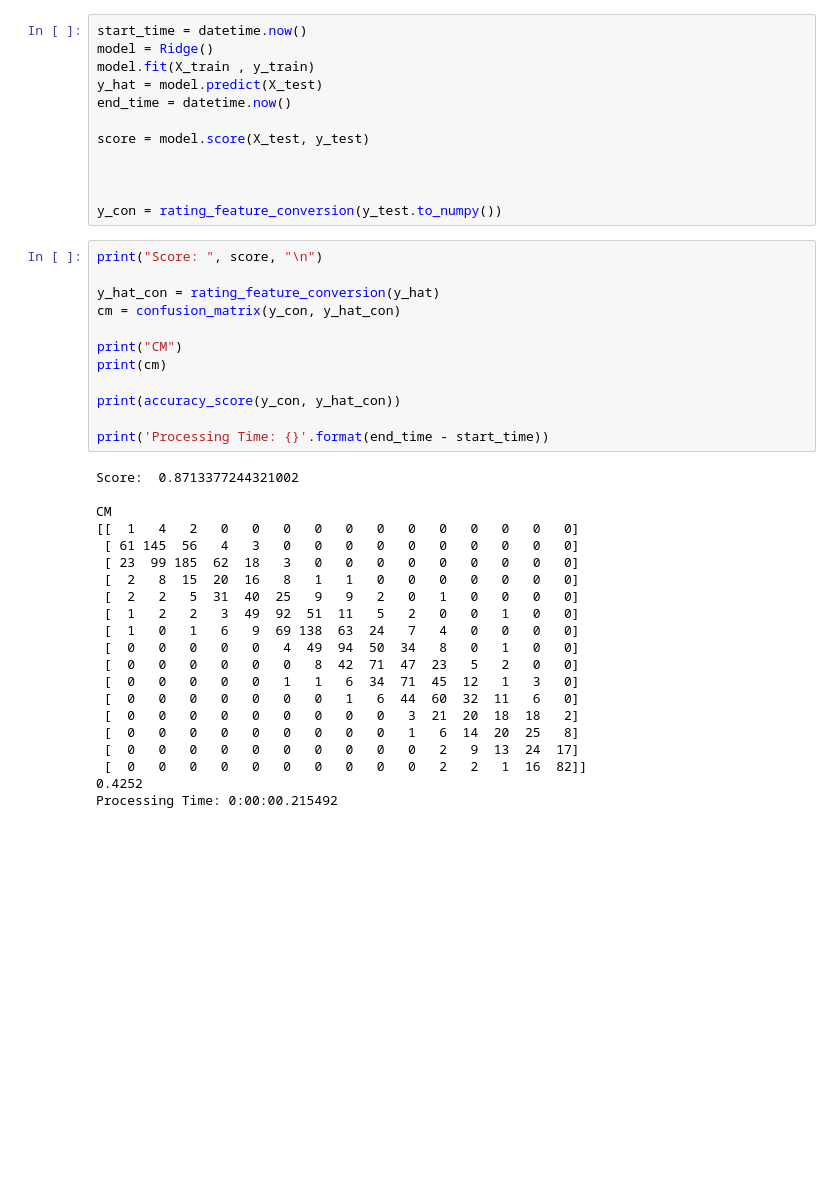
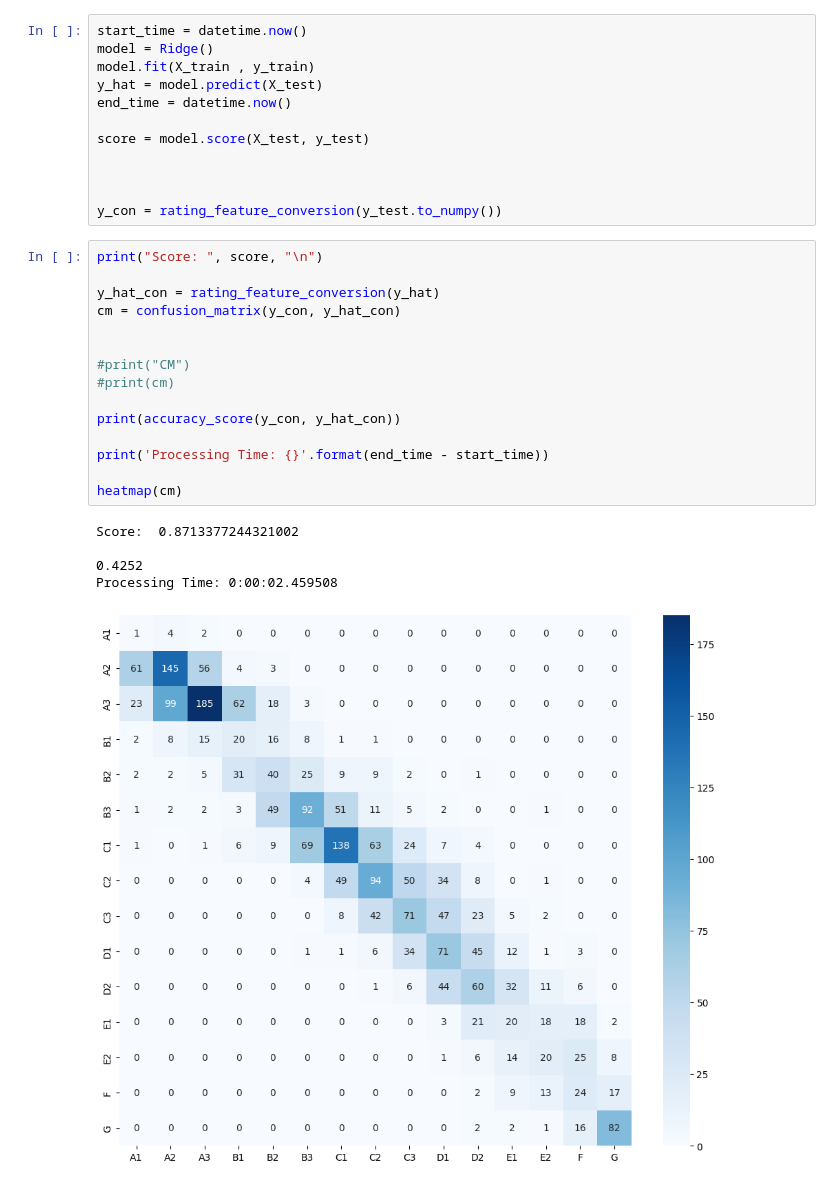
Before and after one commit to jbyrneirl/BER-Rating-AI-Model, a Jupyter notebook: notebooks/data-preparation/Ridge Regression.ipynb, the cells around one changed output. Drawn from its saved outputs; the diff is of its cells as text; blank space fills up the shorter version.

```diff
--- a/notebooks/data-preparation/Ridge Regression.ipynb
+++ b/notebooks/data-preparation/Ridge Regression.ipynb
@@ -52,36 +54,24 @@ y_con = rating_feature_conversion(y_test.to_numpy())
 # %%
 print("Score: ", score, "\n")
 
 y_hat_con = rating_feature_conversion(y_hat)
 cm = confusion_matrix(y_con, y_hat_con)
 
-print("CM")
-print(cm)
+
+#print("CM")
+#print(cm)
 
 print(accuracy_score(y_con, y_hat_con))
 
 print('Processing Time: {}'.format(end_time - start_time))
+
+heatmap(cm)
 # %% [output]
 Score:  0.8713377244321002
 
-CM
-[[  1   4   2   0   0   0   0   0   0   0   0   0   0   0   0]
- [ 61 145  56   4   3   0   0   0   0   0   0   0   0   0   0]
- [ 23  99 185  62  18   3   0   0   0   0   0   0   0   0   0]
- [  2   8  15  20  16   8   1   1   0   0   0   0   0   0   0]
- [  2   2   5  31  40  25   9   9   2   0   1   0   0   0   0]
- [  1   2   2   3  49  92  51  11   5   2   0   0   1   0   0]
- [  1   0   1   6   9  69 138  63  24   7   4   0   0   0   0]
- [  0   0   0   0   0   4  49  94  50  34   8   0   1   0   0]
- [  0   0   0   0   0   0   8  42  71  47  23   5   2   0   0]
- [  0   0   0   0   0   1   1   6  34  71  45  12   1   3   0]
- [  0   0   0   0   0   0   0   1   6  44  60  32  11   6   0]
- [  0   0   0   0   0   0   0   0   0   3  21  20  18  18   2]
- [  0   0   0   0   0   0   0   0   0   1   6  14  20  25   8]
- [  0   0   0   0   0   0   0   0   0   0   2   9  13  24  17]
- [  0   0   0   0   0   0   0   0   0   0   2   2   1  16  82]]
 0.4252
-Processing Time: 0:00:00.215492
+Processing Time: 0:00:02.459508
+[figure, added]
 # %%
 from scipy.special import softmax
 from helper_functions import feature_reduction_y_grid
```
Also changed, not shown: parts of 3 cells of this notebook, 2 other files.
